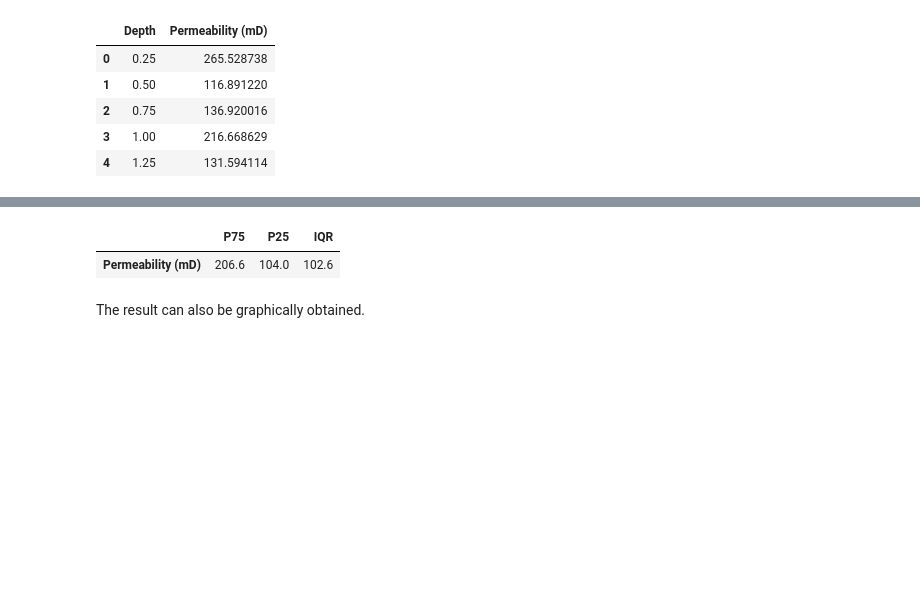
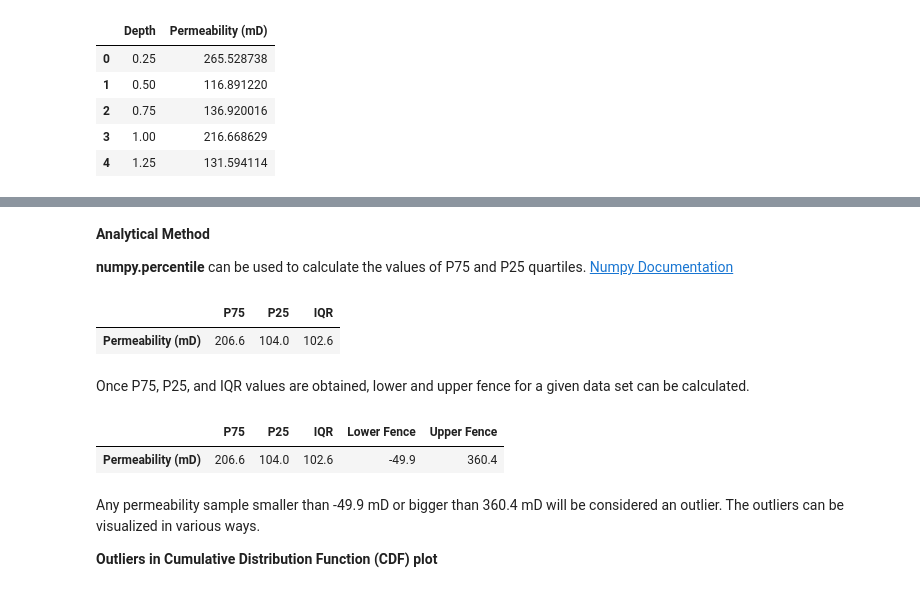
Before and after one commit to aegis4048/Petroleum_Engineering, a Jupyter notebook: Data Analysis/Outlier Detection and Correction.ipynb, the cells around one changed output, grey strips where cells are left out. Cells and saved outputs as stored; diff of their text form; code cells hidden in the pictures; blank space fills up the shorter version.

Commit message:
Outlier Detection -roughdraft -v1

```diff
--- a/Data Analysis/Outlier Detection and Correction.ipynb
+++ b/Data Analysis/Outlier Detection and Correction.ipynb
@@ -60,0 +72,27 @@ First, the values for P75 and P25 must be calculated. To achieve that, **numpy.p
+# %%
+# always sort data first, when plotting CDF
+permeability.sort()
+
+# Create cumulative probability column
+num_samples = len(permeability)
+cum_probability = np.array([i / num_samples for i in range(1, num_samples + 1)])
+
+fig = plt.figure()
+ax = plt.axes()
+
+ax.plot(permeability, cum_probability)
+ax.set_title('CDF of Permeability Distribution')
+ax.set_xlabel('Permeability (mD)')
+ax.set_ylabel('Cumulative Probability');
+
+h_75 = ax.hlines(y=0.75, xmin=0, xmax=206.6, color='red')
+v_75 = ax.vlines(x=206.6, ymin=0, ymax=0.75, color='red')
+h_25 = ax.hlines(y=0.25, xmin=0, xmax=104, color='red')
+v_25 = ax.vlines(x=104, ymin=0, ymax=0.25, color='red')
+
+t1 = ax.text(140, 0.17, 'IQR', fontsize=13)
+t2 = ax.text(300, 0.6, 'P75 = 206.6 mD', fontsize=12)
+t3 = ax.text(300, 0.525, 'P25 = 104.0 mD', fontsize=12)
+t4 = ax.text(300, 0.45, 'IQR = 102.6', fontsize=12)
+
+ax.annotate(s='', xy=(110,0.1), xytext=(200,0.1), arrowprops=dict(arrowstyle='<->'))
@@ -61,3 +103,7 @@ First, the values for P75 and P25 must be calculated. To achieve that, **numpy.p
+# %% [markdown]
+**Analytical Method**
+
+**numpy.percentile** can be used to calculate the values of P75 and P25 quartiles. [Numpy Documentation](https://docs.scipy.org/doc/numpy-1.15.1/reference/generated/numpy.percentile.html)
 # %%
 P75 = np.percentile(permeability, 75)
 P25 = np.percentile(permeability, 25)
@@ -67,5 +113,3 @@ pd.DataFrame(data=np.array(np.round([P75, P25, IQR], 1)).T, index=['P75', 'P25',
 # %% [output]
 |  | P75 | P25 | IQR |
 | Permeability (mD) | 206.6 | 104.0 | 102.6 |
-# %% [markdown]
-The result can also be graphically obtained.
@@ -73,0 +116,15 @@ The result can also be graphically obtained.
+# %% [markdown]
+Once P75, P25, and IQR values are obtained, lower and upper fence for a given data set can be calculated.
+# %%
+lower_fence = P25 - 1.5 * IQR
+upper_fence = P75 + 1.5 * IQR
+
+pd.DataFrame(data=np.array(np.round([P75, P25, IQR, lower_fence, upper_fence], 1)).T,
+             index=['P75', 'P25', 'IQR', 'Lower Fence', 'Upper Fence'], columns=['Permeability (mD)']).T
+# %% [output]
+|  | P75 | P25 | IQR | Lower Fence | Upper Fence |
+| Permeability (mD) | 206.6 | 104.0 | 102.6 | -49.9 | 360.4 |
+# %% [markdown]
+Any permeability sample smaller than -49.9 mD or bigger than 360.4 mD will be considered an outlier. The outliers can be visualized in various ways.
+
+**Outliers in Cumulative Distribution Function (CDF) plot**
```
Also changed, not shown: parts of 18 cells of this notebook, 1 other file.
